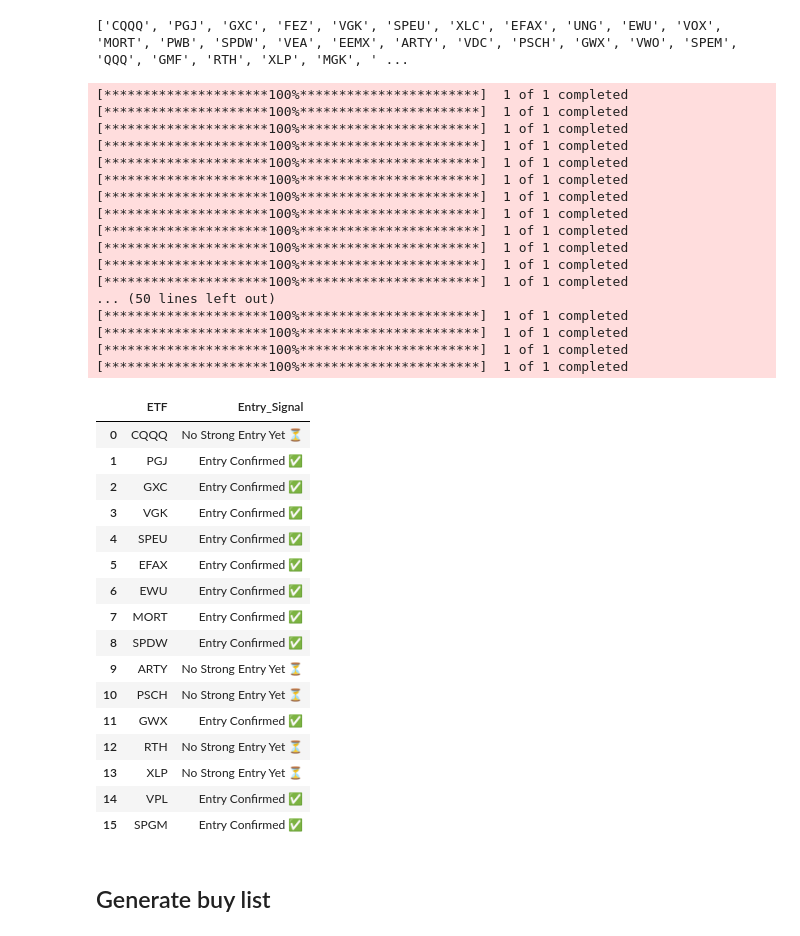
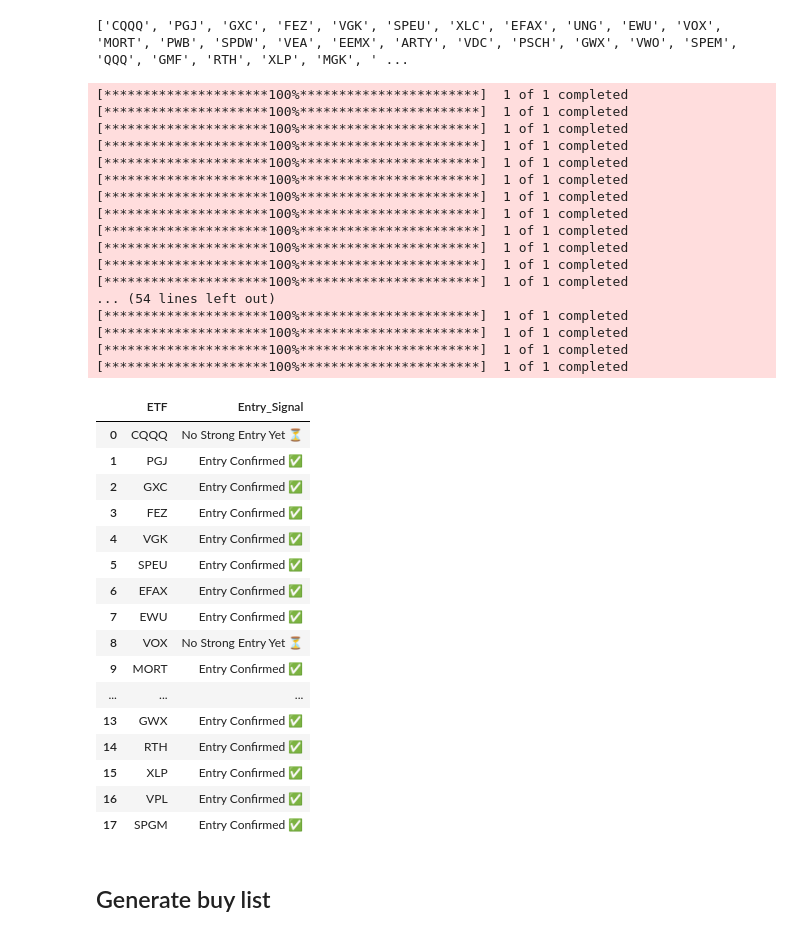
Before and after one commit to obeabi/AirlineSentiment, a Jupyter notebook: TA_Weekly_Entry_etf.ipynb, the cells around one changed output. Cells and saved outputs as stored; diff of their text form; code cells hidden in the pictures.

```diff
--- a/TA_Weekly_Entry_etf.ipynb
+++ b/TA_Weekly_Entry_etf.ipynb
@@ -132,8 +132,8 @@ def is_daily_entry_signal(df):
     latest_rsi = df['RSI'].iloc[-1]
     latest_distance_20ema = df['Distance_EMA'].iloc[-1]
 
-    # Look for a breakout above 20-day SMA & RSI > 55
-    return (latest_price > latest_sma) and (latest_rsi > 55) and (latest_rsi < 75)
+    # Look for a breakout above 20-day SMA & RSI > 50
+    return (latest_price > latest_sma) and (latest_rsi > 50) and (latest_rsi < 75)
 
 # Check entry conditions
 def check_entry_conditions(tickers):
@@ -146,10 +146,10 @@ def check_entry_conditions(tickers):
       latest_rsi = df['RSI'].iloc[-1]
       latest_distance_20ema = df['Distance_EMA'].iloc[-1]
 
-      if (latest_price > latest_sma) and (latest_rsi< 75) :
+      if (latest_price >= latest_sma) and (latest_rsi< 70) :
         if (latest_distance_20ema <= 0.02):
           entry_signal= "Enter full position"
-        elif latest_distance_20ema < 0.04:
+        elif latest_distance_20ema <= 0.04:
           entry_signal = "Enter 50% now and rest later"
         else:
           entry_signal= "Wait for pullback"
@@ -189,7 +189,7 @@ for etf in etfs:
   price = df['Close'].iloc[-1].iloc[0]
   above_20SMA = price > df['20_week_SMA'].iloc[-1]
   above_50SMA = price > df['50_week_SMA'].iloc[-1]
-  rsi_ok = 40 <= df['RSI'].iloc[-1] <= 70 # Not overbought or oversold
+  rsi_ok = 40 <= df['RSI'].iloc[-1] <= 75 # Not overbought or oversold
   volume_ok = df['Volume'].iloc[-1] > df['10_week_avg_volume'].iloc[-1] # Institutional interest
   volume_ok = volume_ok.iloc[0]
 
@@ -210,47 +210,47 @@ for etf in etfs:
     results.append({"ETF": etf })
 
 
 # Multi-time frame entry Check
 df_results = pd.DataFrame(results).dropna()
 etfs_to_check = df_results['ETF'].tolist()
 df_signals = check_mtf_entry(etfs_to_check)
 
 df_signals
 # %% [output]
 [*********************100%***********************]  1 of 1 completed
 [*********************100%***********************]  1 of 1 completed
 [*********************100%***********************]  1 of 1 completed
 [*********************100%***********************]  1 of 1 completed
 [*********************100%***********************]  1 of 1 completed
 [*********************100%***********************]  1 of 1 completed
 [*********************100%***********************]  1 of 1 completed
 [*********************100%***********************]  1 of 1 completed
 [*********************100%***********************]  1 of 1 completed
 [*********************100%***********************]  1 of 1 completed
 [*********************100%***********************]  1 of 1 completed
 [*********************100%***********************]  1 of 1 completed
-... (50 lines left out)
+... (54 lines left out)
 [*********************100%***********************]  1 of 1 completed
 [*********************100%***********************]  1 of 1 completed
 [*********************100%***********************]  1 of 1 completed
 [*********************100%***********************]  1 of 1 completed
 |  | ETF | Entry_Signal |
 | 0 | CQQQ | No Strong Entry Yet ⏳ |
 | 1 | PGJ | Entry Confirmed ✅ |
 | 2 | GXC | Entry Confirmed ✅ |
-| 3 | VGK | Entry Confirmed ✅ |
-| 4 | SPEU | Entry Confirmed ✅ |
-| 5 | EFAX | Entry Confirmed ✅ |
-| 6 | EWU | Entry Confirmed ✅ |
-| 7 | MORT | Entry Confirmed ✅ |
-| 8 | SPDW | Entry Confirmed ✅ |
-| 9 | ARTY | No Strong Entry Yet ⏳ |
-| 10 | PSCH | No Strong Entry Yet ⏳ |
-| 11 | GWX | Entry Confirmed ✅ |
-| 12 | RTH | No Strong Entry Yet ⏳ |
-| 13 | XLP | No Strong Entry Yet ⏳ |
-| 14 | VPL | Entry Confirmed ✅ |
-| 15 | SPGM | Entry Confirmed ✅ |
+| 3 | FEZ | Entry Confirmed ✅ |
+| 4 | VGK | Entry Confirmed ✅ |
+| 5 | SPEU | Entry Confirmed ✅ |
+| 6 | EFAX | Entry Confirmed ✅ |
+| 7 | EWU | Entry Confirmed ✅ |
+| 8 | VOX | No Strong Entry Yet ⏳ |
+| 9 | MORT | Entry Confirmed ✅ |
+| ... | ... | ... |
+| 13 | GWX | Entry Confirmed ✅ |
+| 14 | RTH | Entry Confirmed ✅ |
+| 15 | XLP | Entry Confirmed ✅ |
+| 16 | VPL | Entry Confirmed ✅ |
+| 17 | SPGM | Entry Confirmed ✅ |
 # %% [markdown]
 ## Generate buy list
 # %%
```
Also changed, not shown: parts of 2 cells of this notebook.
